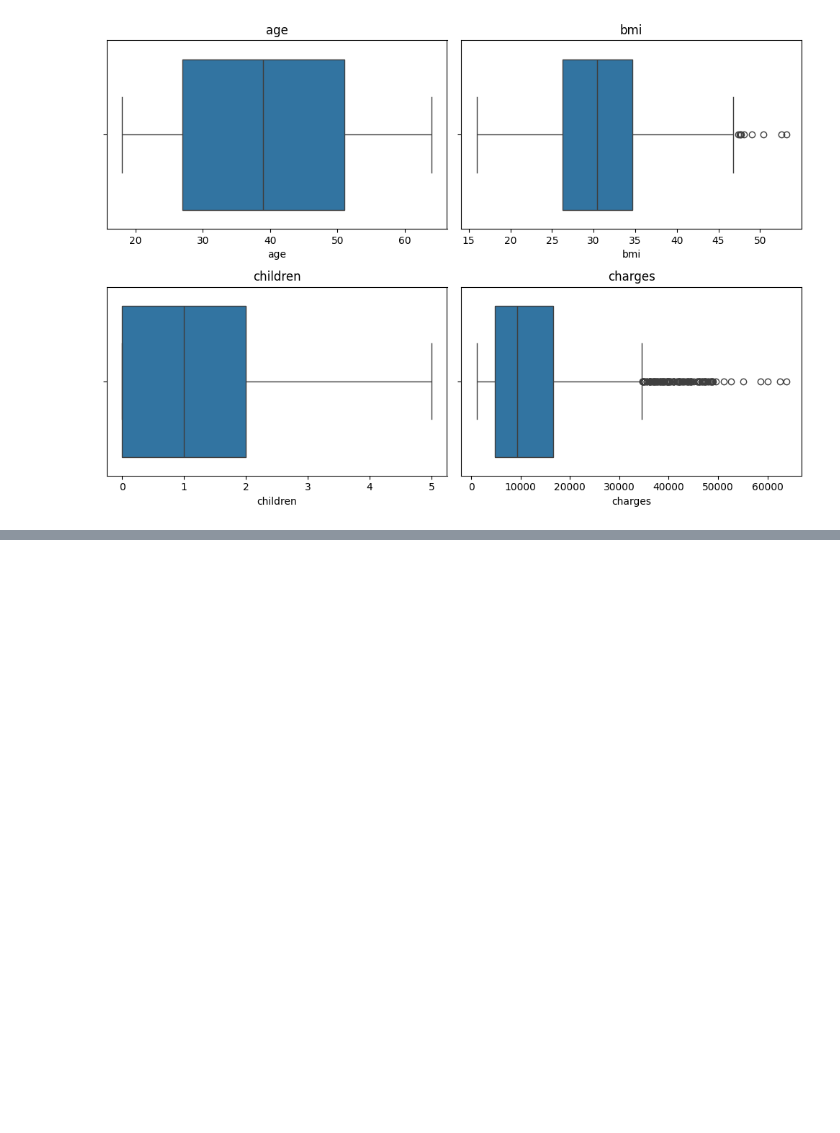
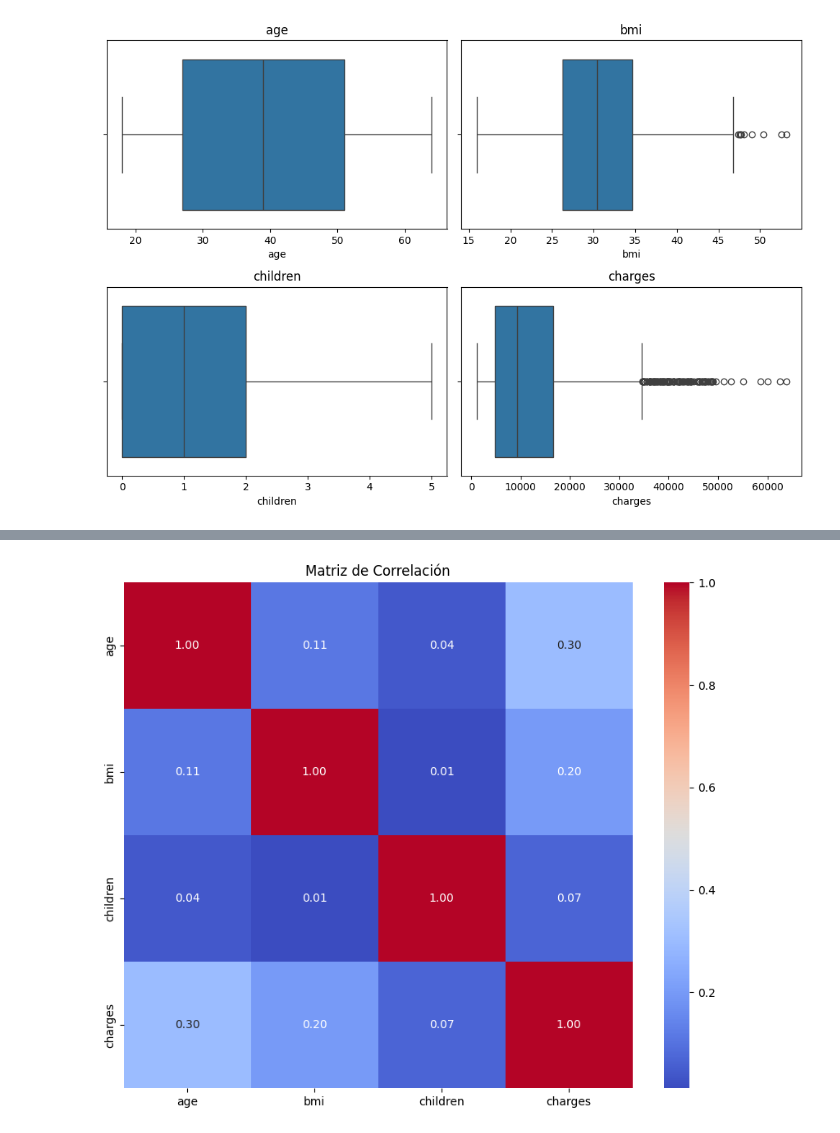
Before and after one commit to pjparreaza/LINEAR_REGRESSION, a Jupyter notebook: src/explore.ipynb, the cells around one changed output, grey strips where cells are left out. Drawn from its saved outputs; the diff is of its cells as text; code cells hidden in the pictures; blank space fills up the shorter version.

```diff
--- a/src/explore.ipynb
+++ b/src/explore.ipynb
@@ -141,0 +163,15 @@ Del histograma y diagrama de caja podemos decir que:
+# %%
+# Crear un subconjunto de datos solo con las variables numéricas
+numeric_df = total_data[numeric_vars]
+
+# Calcular la matriz de correlación
+correlation_matrix = numeric_df.corr()
+
+# Crear un mapa de calor para visualizar la correlación
+plt.figure(figsize=(10, 8))
+sns.heatmap(correlation_matrix, annot=True, cmap='coolwarm', fmt='.2f')
+plt.title('Matriz de Correlación')
+
+plt.show()
+# %% [output]
+[figure, added]
```
Also changed, not shown: parts of 11 cells of this notebook.
